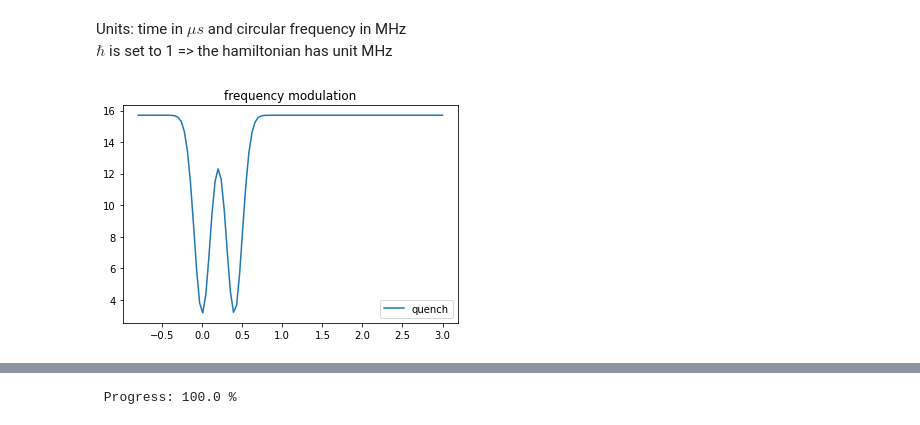
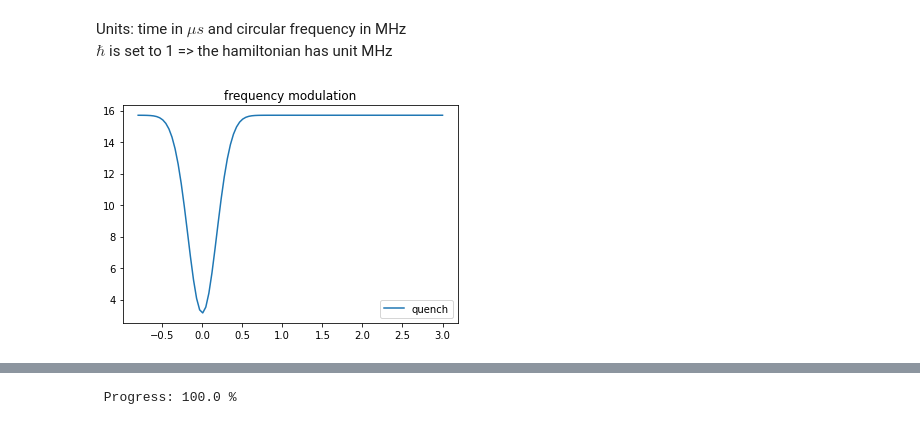
Before and after one commit to R-Thomm/Robin-Master, a Jupyter notebook: squeezed.ipynb, the cells around one changed output, grey strips where cells are left out. Saved outputs shown, nothing was run; the diff lists cells and outputs as text; code cells hidden in the pictures.

```diff
--- a/squeezed.ipynb
+++ b/squeezed.ipynb
@@ -45,19 +45,19 @@ argsQP = {'n': n,
 # %%
 # plot different frequency modulations, to check that they are what I want them to be
 tlist = np.linspace(-0.8,3,100)
 
-wQuench2 = wQQ(tlist, argsQQ['omegaArgs'])
-# wQuench = wQP(tlist, argsQ['omegaArgs'])
+# wQuench2 = wQQ(tlist, argsQQ['omegaArgs'])
+wQuench = wQP(tlist, argsQ['omegaArgs'])
 # wParam = wQP(tlist, argsP['omegaArgs'])
 # wBoth = wQP(tlist, argsQP['omegaArgs'])
 
-plt.plot(tlist, wQuench2, label="quench")
-# plt.plot(tlist, wQuench, label="quench")
+# plt.plot(tlist, wQuench2, label="quench")
+plt.plot(tlist, wQuench, label="quench")
 # plt.plot(tlist, wParam, label="parametric")
 # plt.plot(tlist, wBoth,":", label="first quench, then parametric")
 plt.legend()
 plt.title("frequency modulation")
 plt.show()
 # %% [output]
-[figure, old version]
+[figure, new version]
 # %%
```
Also changed, not shown: parts of 23 cells of this notebook, 1 other file.
